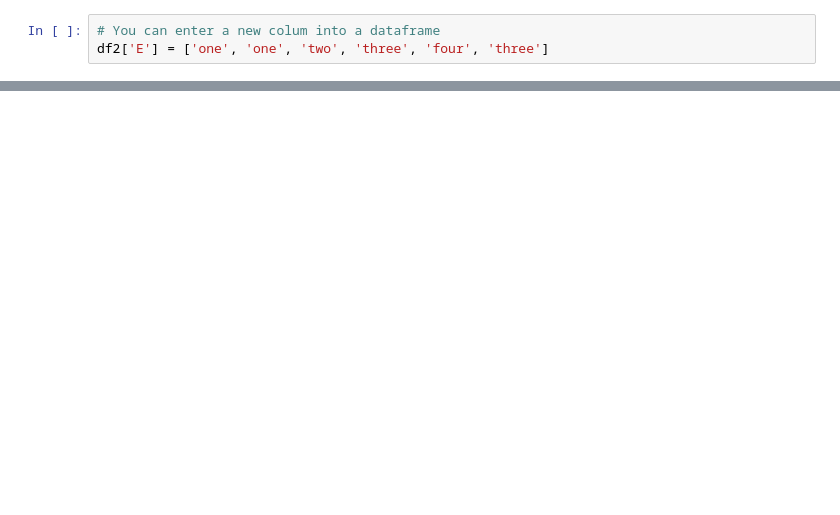
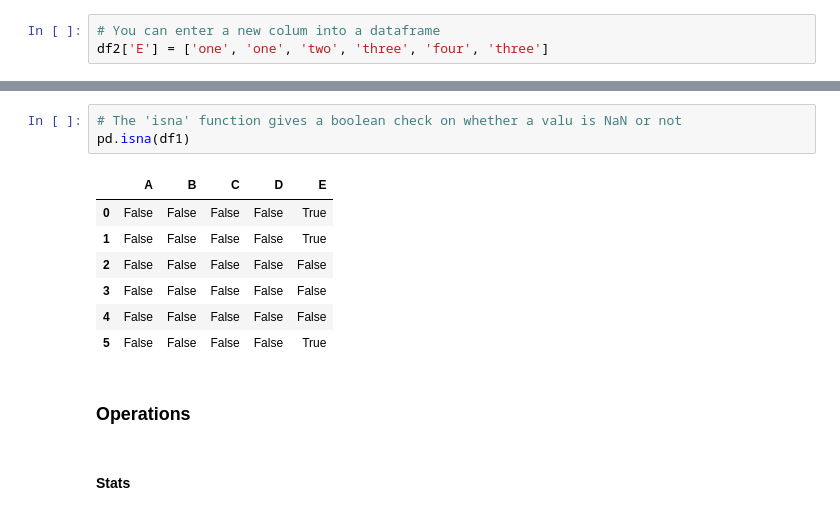
Before and after one commit to BarryClarke/10-minutes-to-Pandas, a Jupyter notebook: Pandas Tutorial.ipynb, the cells around one changed output, grey strips where cells are left out. Cells and saved outputs as stored; diff of their text form; blank space fills up the shorter version.

```diff
--- a/Pandas Tutorial.ipynb
+++ b/Pandas Tutorial.ipynb
@@ -280,0 +380,15 @@ df2[df2['E'].isin(['two', 'four'])]
+# %%
+# The 'isna' function gives a boolean check on whether a valu is NaN or not
+pd.isna(df1)
+# %% [output]
+|  | A | B | C | D | E |
+| 0 | False | False | False | False | True |
+| 1 | False | False | False | False | True |
+| 2 | False | False | False | False | False |
+| 3 | False | False | False | False | False |
+| 4 | False | False | False | False | False |
+| 5 | False | False | False | False | True |
+# %% [markdown]
+### Operations
+# %% [markdown]
+#### Stats
```
Also changed, not shown: parts of 45 cells of this notebook.
